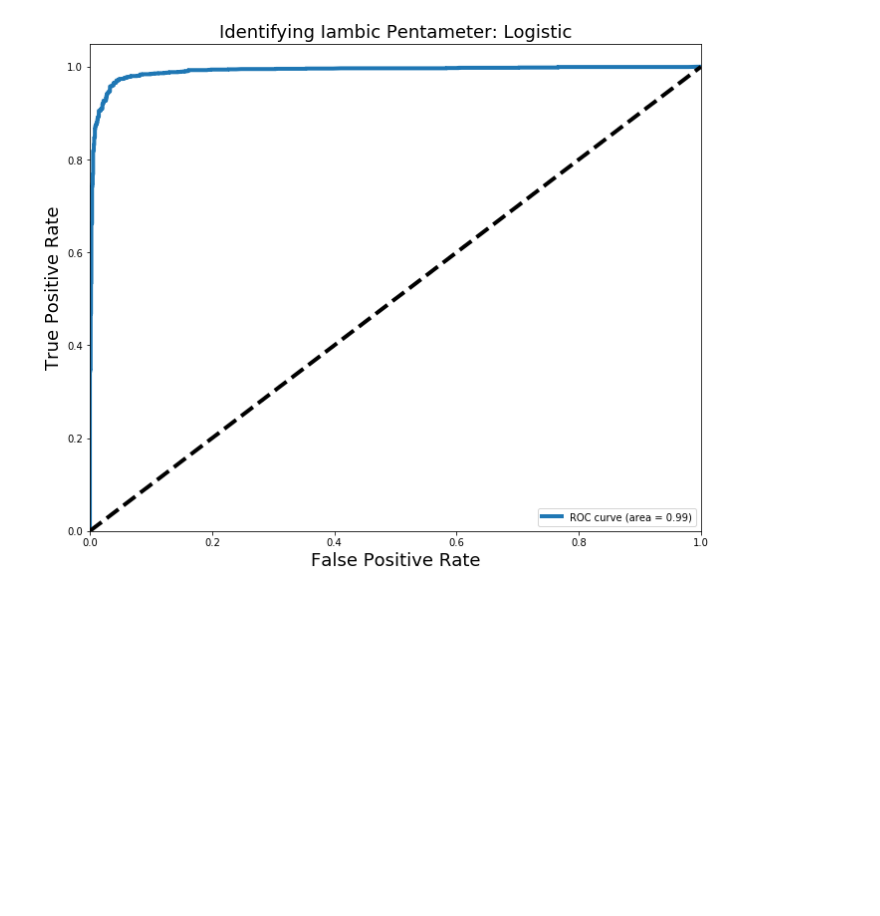
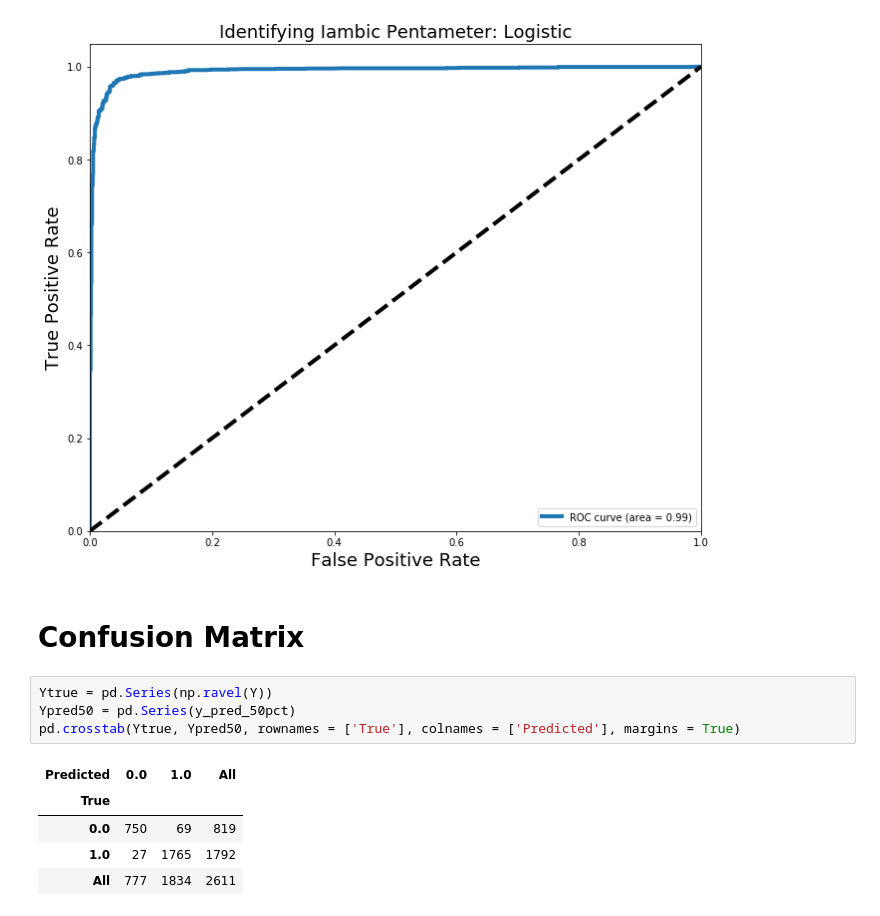
Before and after one commit to amadorschulze92/iambic_songs, a Jupyter notebook: model.ipynb, the cells around one changed output. Saved outputs shown, nothing was run; the diff lists cells and outputs as text; blank space fills up the shorter version.

Commit message:
Add Confusion Matrix

```diff
--- a/model.ipynb
+++ b/model.ipynb
@@ -432,3 +391,15 @@ plt.legend(loc="lower right")
 plt.show()
 # %% [output]
 [figure]
+# %% [markdown]
+# Confusion Matrix
+# %%
+Ytrue = pd.Series(np.ravel(Y))
+Ypred50 = pd.Series(y_pred_50pct)
+pd.crosstab(Ytrue, Ypred50, rownames = ['True'], colnames = ['Predicted'], margins = True)
+# %% [output]
+| Predicted | 0.0 | 1.0 | All |
+| True |  |  |  |
+| 0.0 | 750 | 69 | 819 |
+| 1.0 | 27 | 1765 | 1792 |
+| All | 777 | 1834 | 2611 |
```
Also changed, not shown: parts of 3 cells of this notebook.
